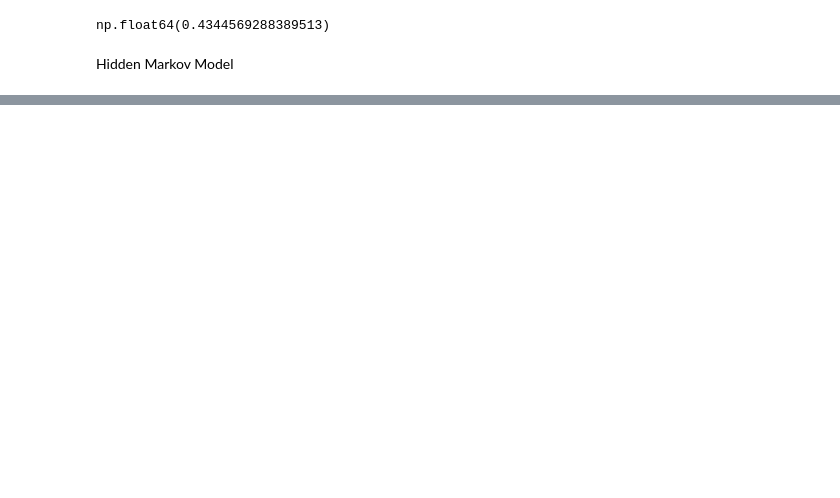
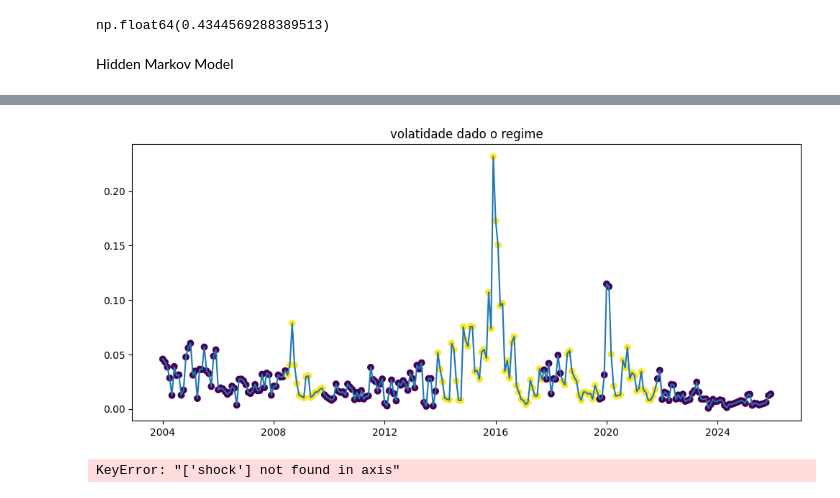
Before and after one commit to WesleySouza13/oil-price-shock-analysis, a Jupyter notebook: notebooks/01_time_series.ipynb, the cells around one changed output, grey strips where cells are left out. Cells and saved outputs as stored; diff of their text form; code cells hidden in the pictures; blank space fills up the shorter version.

Commit message:
realizando primeiros treinamentos dos modelos

```diff
--- a/notebooks/01_time_series.ipynb
+++ b/notebooks/01_time_series.ipynb
@@ -657,16 +657,17 @@ def hmm_(data:pd.DataFrame):
         'ibov': data['Close_IBOV'].rolling(12).std()}).dropna()
 
     X = StandardScaler().fit_transform(data_[['returns','vol_petr4','beta']])
-    model = hmm.GaussianHMM(n_components=2, covariance_type='full', random_state=42, n_iter=1000).fit(X)
+    model = hmm.GaussianHMM(n_components=2, random_state=42, n_iter=1000).fit(X)
     states = model.predict(X)
     reg = pd.Series(states, index=data_.index, name='regime')
 
     data_['regime'] = states
-    data_group = data_.groupby('regime')[['volume_change', 'beta', 'vol_petr4']].mean()
+    data_group = data_.groupby('regime')[['volume_change', 'beta', 'vol_petr4', 'ibov']].mean()
     print(data_group)
     print(f"densidade: {data_['regime'].value_counts(normalize=True)}")
     return reg
 # %%
 df['regime'] = hmm_(df)
+df['regime'] = df['regime'].fillna(0)
 # %% [output]
 Fitando modelo de markov
@@ -708,3 +708,16 @@ plt.show()
+# %%
+# analisando picos em volatidade
+ret = np.log(df['Close_PETR4.SA'])/df['Close_PETR4.SA'].shift()
+df['sigma'] = ret.rolling(3).std().shift(-3)
+plt.figure(figsize=(12,5))
+plt.title('volatidade dado o regime')
+plt.plot(df['sigma'])
+plt.scatter(df.index, df['sigma'], c=(df['regime']==1))
+plt.show()
+# %% [output]
+[figure, added]
 # %%
 df = df.drop('shock', axis=1)
+# %% [output]
+KeyError: "['shock'] not found in axis"
 # %%
```
Also changed, not shown: parts of 19 cells of this notebook, 5 other files.
